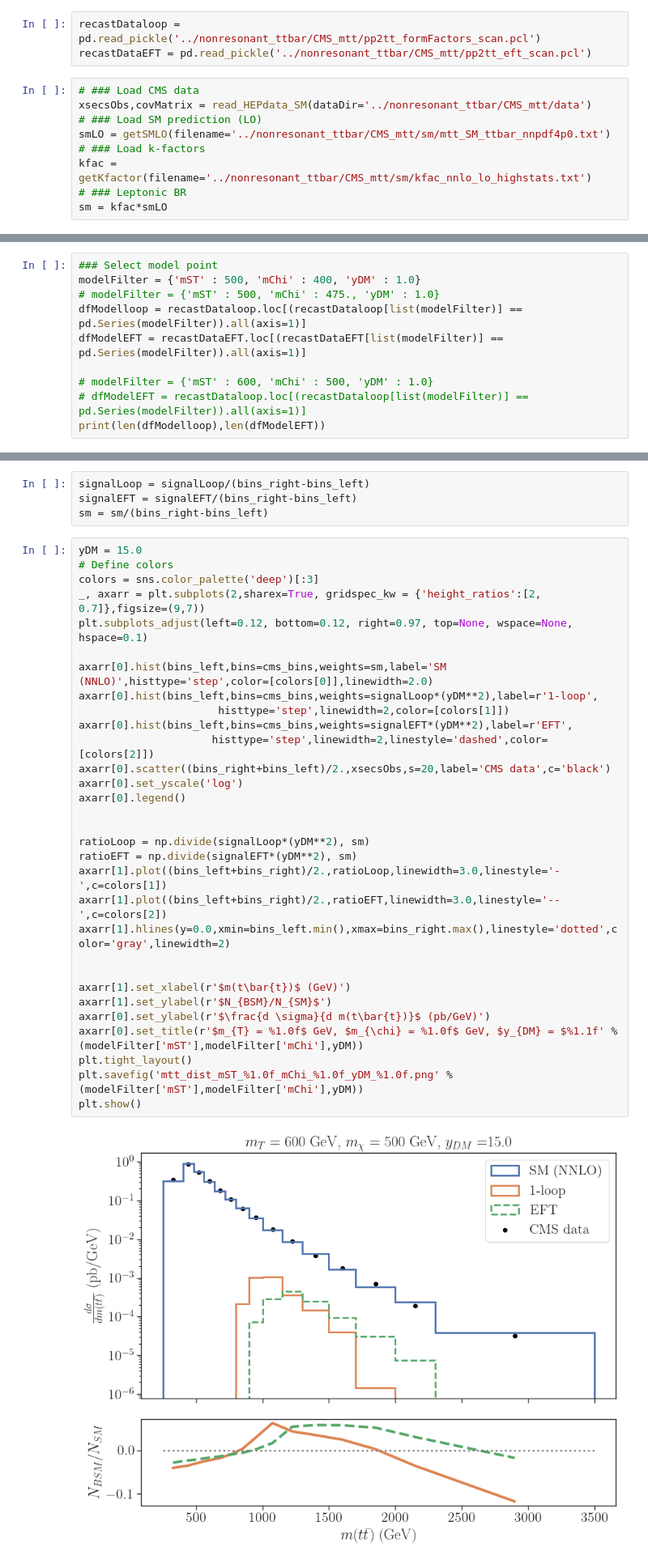
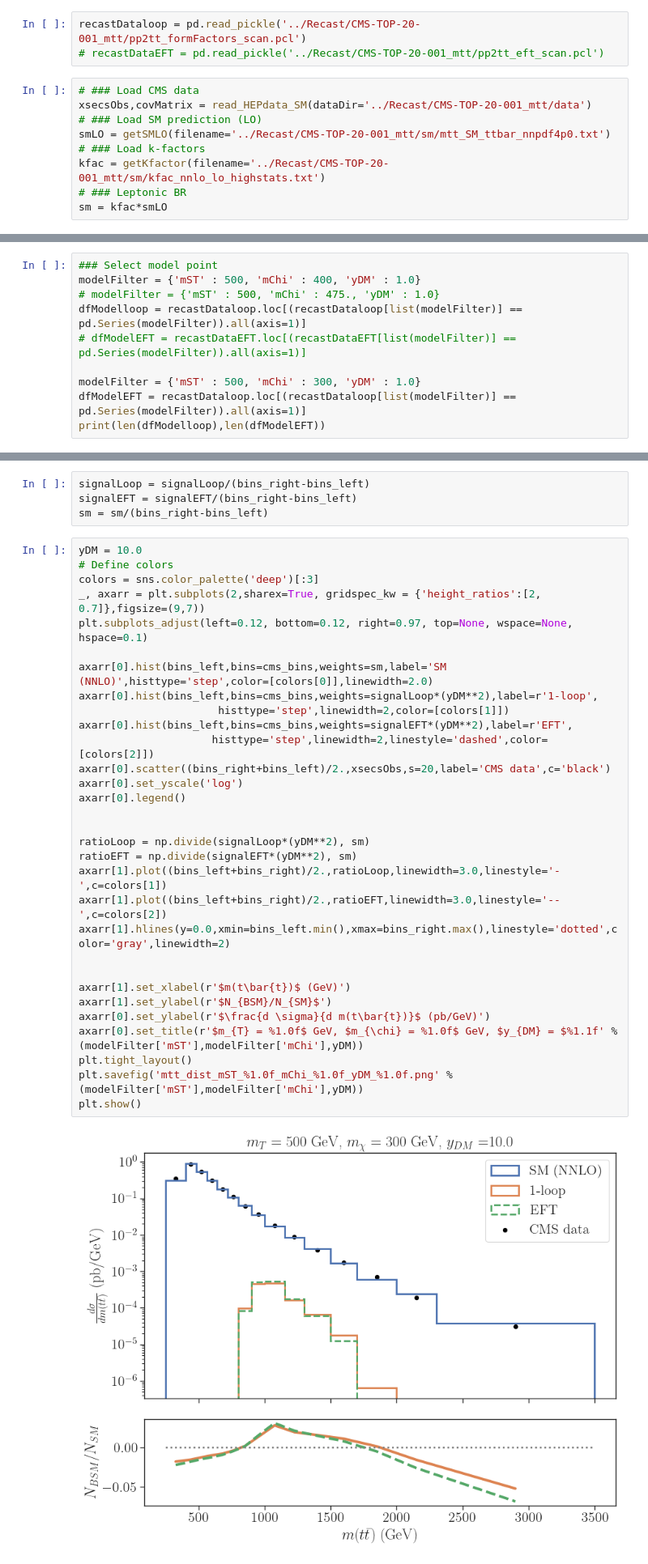
Before and after one commit to andlessa/SMStoEFT, a Jupyter notebook: notebooks/plots-tt-Comp.ipynb, the cells around one changed output, grey strips where cells are left out. Shown at 81% size. Saved outputs shown, nothing was run; the diff lists cells and outputs as text.

```diff
--- a/notebooks/plots-tt-Comp.ipynb
+++ b/notebooks/plots-tt-Comp.ipynb
@@ -30,14 +30,14 @@ sns.set_style('ticks',{'font.family':'Times New Roman', 'font.serif':'Times New
 sns.set_context('paper', font_scale=1.8)
 cm = plt.colormaps.get_cmap('RdYlBu')
 # %%
-recastDataloop = pd.read_pickle('../nonresonant_ttbar/CMS_mtt/pp2tt_formFactors_scan.pcl')
-recastDataEFT = pd.read_pickle('../nonresonant_ttbar/CMS_mtt/pp2tt_eft_scan.pcl')
+recastDataloop = pd.read_pickle('../Recast/CMS-TOP-20-001_mtt/pp2tt_formFactors_scan.pcl')
+# recastDataEFT = pd.read_pickle('../Recast/CMS-TOP-20-001_mtt/pp2tt_eft_scan.pcl')
 # %%
 # ### Load CMS data
-xsecsObs,covMatrix = read_HEPdata_SM(dataDir='../nonresonant_ttbar/CMS_mtt/data')
+xsecsObs,covMatrix = read_HEPdata_SM(dataDir='../Recast/CMS-TOP-20-001_mtt/data')
 # ### Load SM prediction (LO)
-smLO = getSMLO(filename='../nonresonant_ttbar/CMS_mtt/sm/mtt_SM_ttbar_nnpdf4p0.txt')
+smLO = getSMLO(filename='../Recast/CMS-TOP-20-001_mtt/sm/mtt_SM_ttbar_nnpdf4p0.txt')
 # ### Load k-factors
-kfac = getKfactor(filename='../nonresonant_ttbar/CMS_mtt/sm/kfac_nnlo_lo_highstats.txt')
+kfac = getKfactor(filename='../Recast/CMS-TOP-20-001_mtt/sm/kfac_nnlo_lo_highstats.txt')
 # ### Leptonic BR
 sm = kfac*smLO
@@ -46,10 +50,10 @@ sm = kfac*smLO
 modelFilter = {'mST' : 500, 'mChi' : 400, 'yDM' : 1.0}
 # modelFilter = {'mST' : 500, 'mChi' : 475., 'yDM' : 1.0}
 dfModelloop = recastDataloop.loc[(recastDataloop[list(modelFilter)] == pd.Series(modelFilter)).all(axis=1)]
-dfModelEFT = recastDataEFT.loc[(recastDataEFT[list(modelFilter)] == pd.Series(modelFilter)).all(axis=1)]
+# dfModelEFT = recastDataEFT.loc[(recastDataEFT[list(modelFilter)] == pd.Series(modelFilter)).all(axis=1)]
 
-# modelFilter = {'mST' : 600, 'mChi' : 500, 'yDM' : 1.0}
-# dfModelEFT = recastDataloop.loc[(recastDataloop[list(modelFilter)] == pd.Series(modelFilter)).all(axis=1)]
+modelFilter = {'mST' : 500, 'mChi' : 300, 'yDM' : 1.0}
+dfModelEFT = recastDataloop.loc[(recastDataloop[list(modelFilter)] == pd.Series(modelFilter)).all(axis=1)]
 print(len(dfModelloop),len(dfModelEFT))
 # %% [output]
 1 1
@@ -85,35 +89,35 @@ signalLoop = signalLoop/(bins_right-bins_left)
 signalEFT = signalEFT/(bins_right-bins_left)
 sm = sm/(bins_right-bins_left)
 # %%
-yDM = 15.0
+yDM = 10.0
 # Define colors
 colors = sns.color_palette('deep')[:3]
 _, axarr = plt.subplots(2,sharex=True, gridspec_kw = {'height_ratios':[2, 0.7]},figsize=(9,7))
 plt.subplots_adjust(left=0.12, bottom=0.12, right=0.97, top=None, wspace=None, hspace=0.1)
 
 axarr[0].hist(bins_left,bins=cms_bins,weights=sm,label='SM (NNLO)',histtype='step',color=[colors[0]],linewidth=2.0)
 axarr[0].hist(bins_left,bins=cms_bins,weights=signalLoop*(yDM**2),label=r'1-loop',
                       histtype='step',linewidth=2,color=[colors[1]])
 axarr[0].hist(bins_left,bins=cms_bins,weights=signalEFT*(yDM**2),label=r'EFT',
                      histtype='step',linewidth=2,linestyle='dashed',color=[colors[2]])
 axarr[0].scatter((bins_right+bins_left)/2.,xsecsObs,s=20,label='CMS data',c='black')
 axarr[0].set_yscale('log')
 axarr[0].legend()
 
 
 ratioLoop = np.divide(signalLoop*(yDM**2), sm)
 ratioEFT = np.divide(signalEFT*(yDM**2), sm)
 axarr[1].plot((bins_left+bins_right)/2.,ratioLoop,linewidth=3.0,linestyle='-',c=colors[1])
 axarr[1].plot((bins_left+bins_right)/2.,ratioEFT,linewidth=3.0,linestyle='--',c=colors[2])
 axarr[1].hlines(y=0.0,xmin=bins_left.min(),xmax=bins_right.max(),linestyle='dotted',color='gray',linewidth=2)
 
 
 axarr[1].set_xlabel(r'$m(t\bar{t})$ (GeV)')
 axarr[1].set_ylabel(r'$N_{BSM}/N_{SM}$')
 axarr[0].set_ylabel(r'$\frac{d \sigma}{d m(t\bar{t})}$ (pb/GeV)')
 axarr[0].set_title(r'$m_{T} = %1.0f$ GeV, $m_{\chi} = %1.0f$ GeV, $y_{DM} = $%1.1f' %(modelFilter['mST'],modelFilter['mChi'],yDM))
 plt.tight_layout()
 plt.savefig('mtt_dist_mST_%1.0f_mChi_%1.0f_yDM_%1.0f.png' %(modelFilter['mST'],modelFilter['mChi'],yDM))
 plt.show()
 # %% [output]
-[figure, old version]
+[figure, new version]
```
Also changed, not shown: parts of 2 cells of this notebook, 4 other files.
